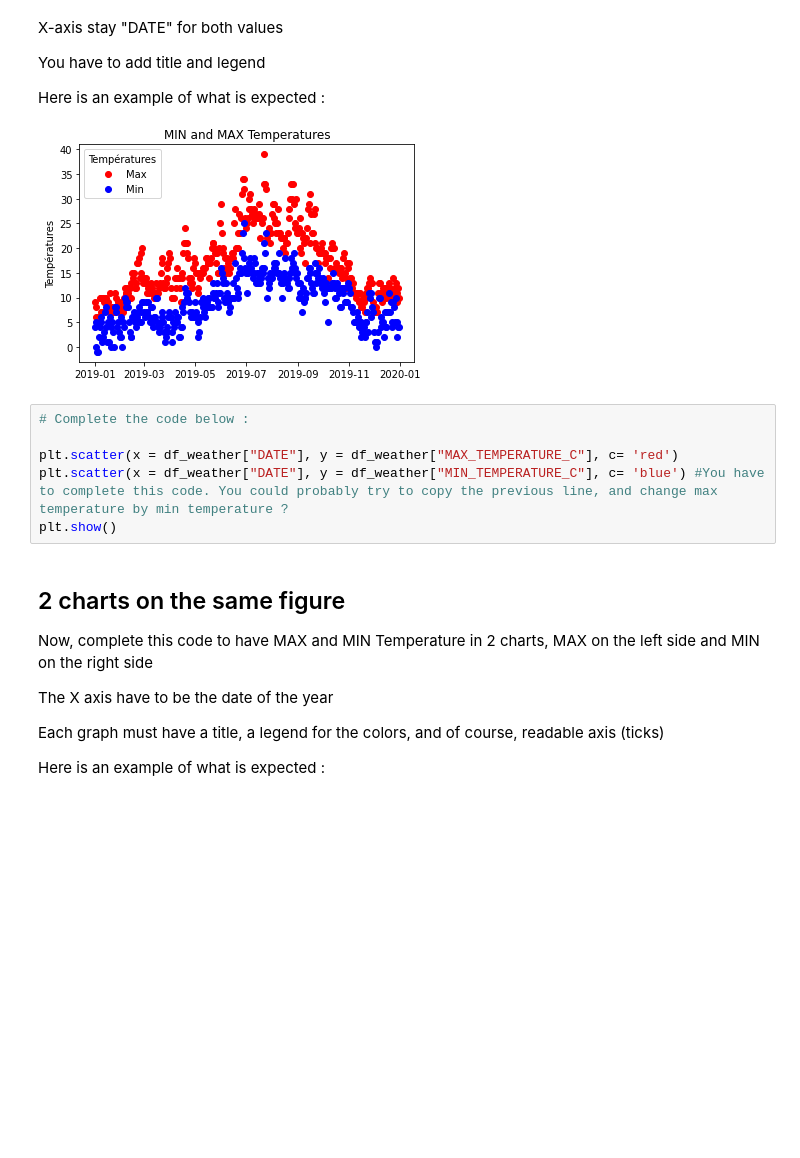
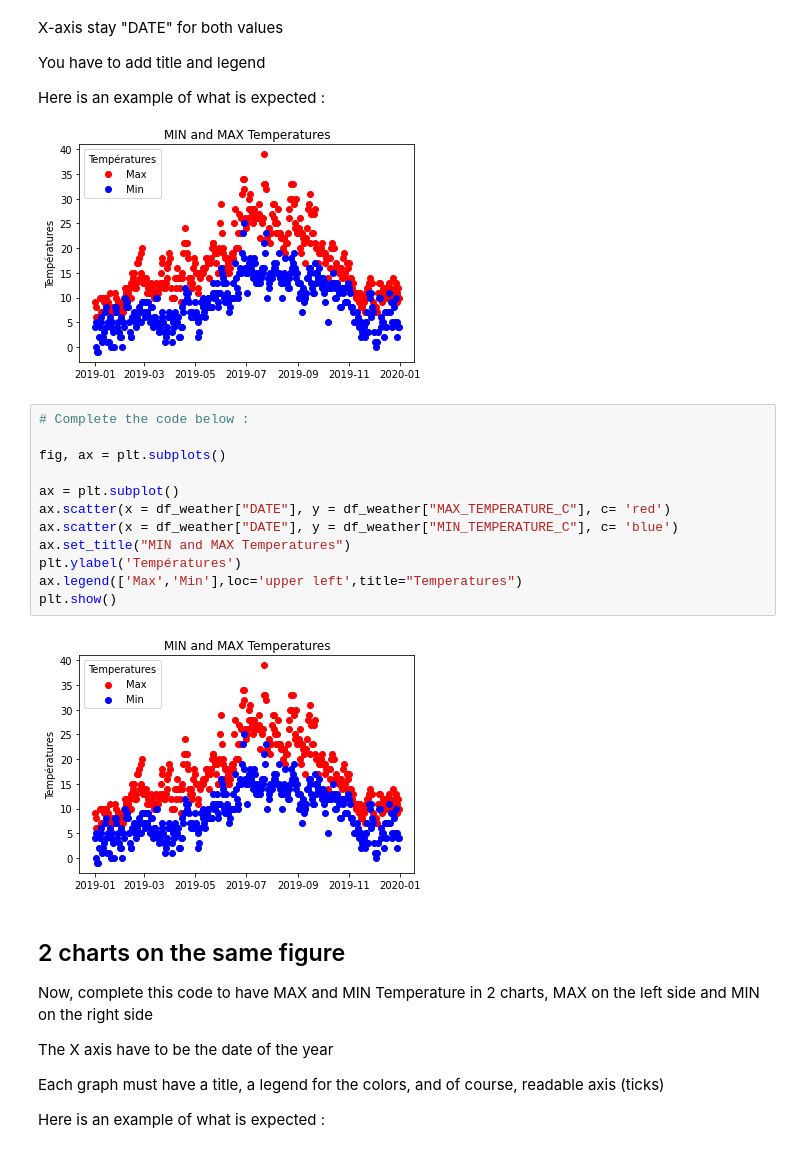
Before and after one commit to mlukan/GDA3B2021, a Jupyter notebook: Martin_Lukan_Matplolib_introduction.ipynb, the cells around one changed output. Drawn from its saved outputs; the diff is of its cells as text; blank space fills up the shorter version.

```diff
--- a/Martin_Lukan_Matplolib_introduction.ipynb
+++ b/Martin_Lukan_Matplolib_introduction.ipynb
@@ -39,9 +39,17 @@ Here is an example of what is expected :
 # %%
 # Complete the code below :
 
-plt.scatter(x = df_weather["DATE"], y = df_weather["MAX_TEMPERATURE_C"], c= 'red')
-plt.scatter(x = df_weather["DATE"], y = df_weather["MIN_TEMPERATURE_C"], c= 'blue') #You have to complete this code. You could probably try to copy the previous line, and change max temperature by min temperature ?
+fig, ax = plt.subplots()
+
+ax = plt.subplot()
+ax.scatter(x = df_weather["DATE"], y = df_weather["MAX_TEMPERATURE_C"], c= 'red')
+ax.scatter(x = df_weather["DATE"], y = df_weather["MIN_TEMPERATURE_C"], c= 'blue')
+ax.set_title("MIN and MAX Temperatures")
+plt.ylabel('Températures')
+ax.legend(['Max','Min'],loc='upper left',title="Temperatures")
 plt.show()
+# %% [output]
+[figure, added]
 # %% [markdown]
 ## 2 charts on the same figure
 Now, complete this code to have MAX and MIN Temperature in 2 charts, MAX on the left side and MIN on the right side
```
Also changed, not shown: parts of 2 cells of this notebook.
